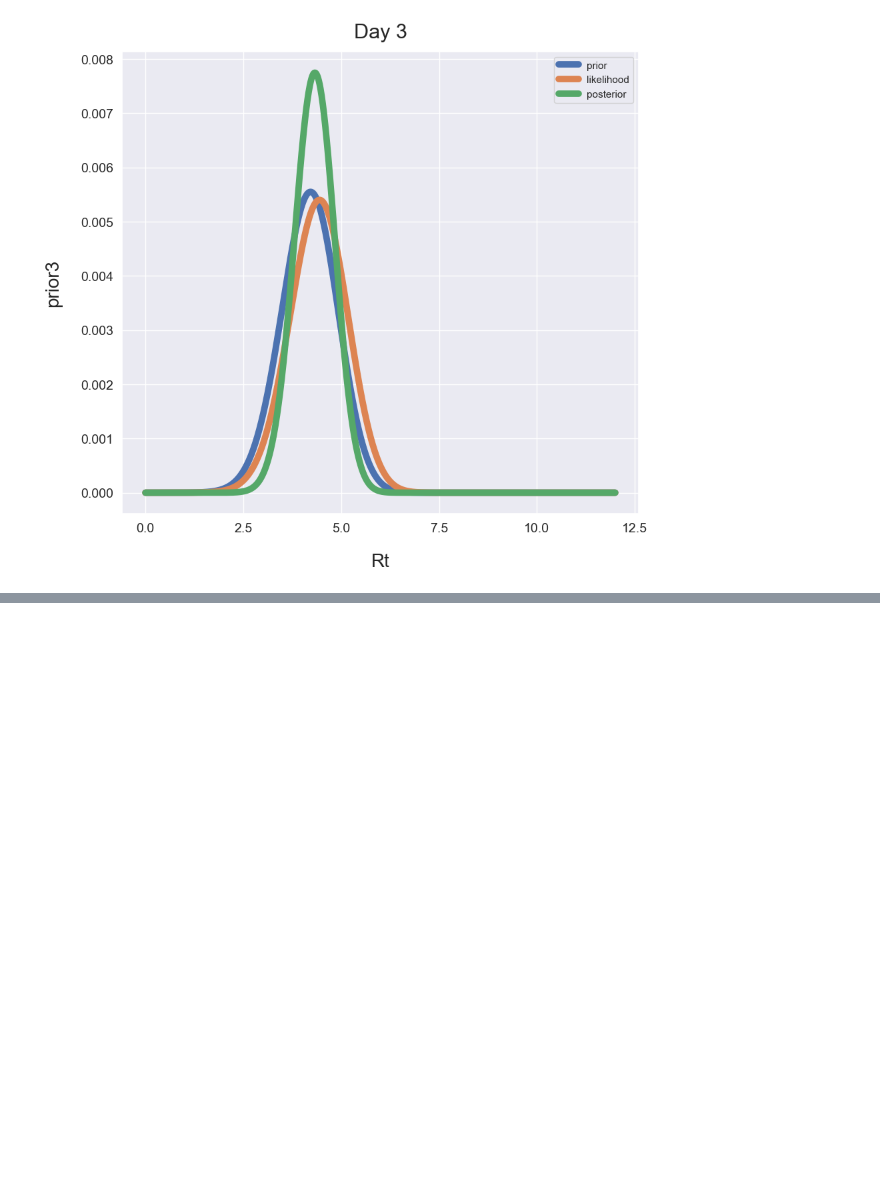
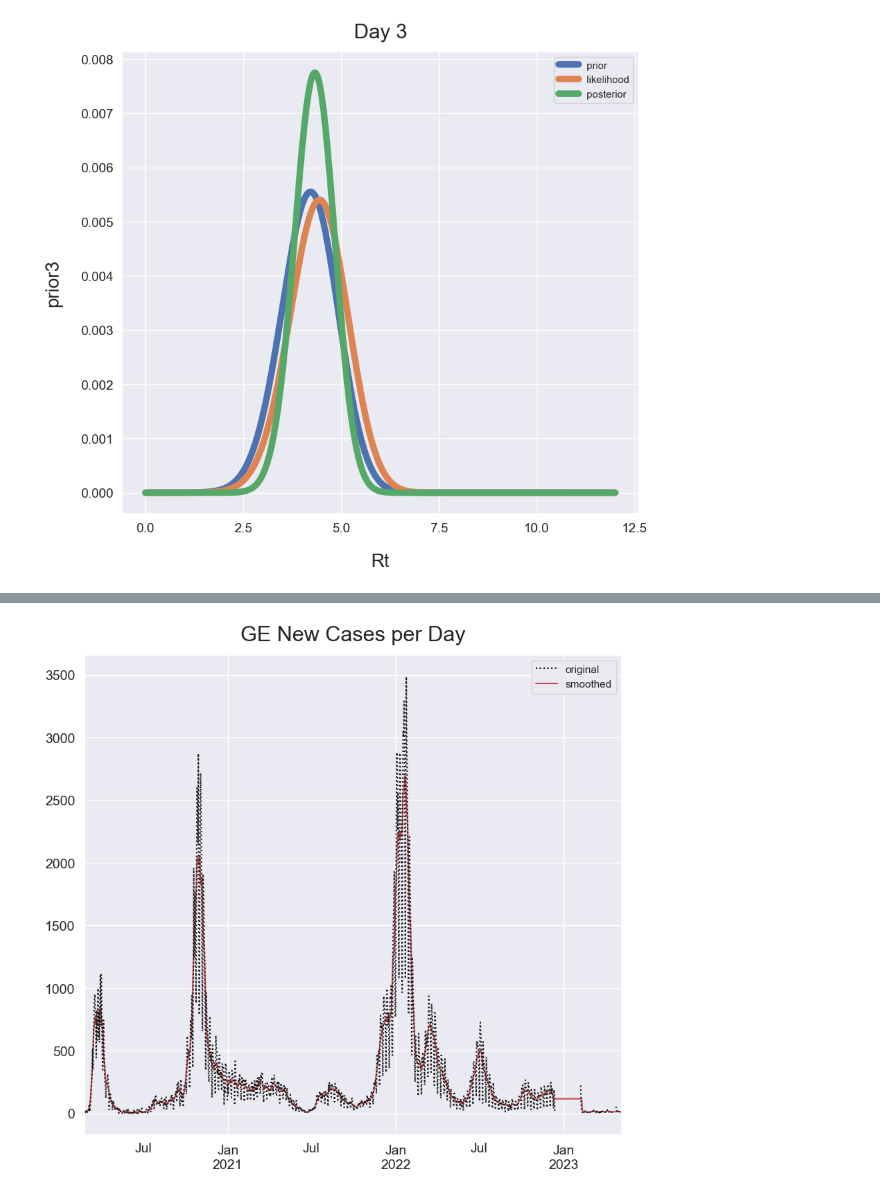
Before and after one commit to mikjf/statistics_and_experimental_design, a Jupyter notebook: covid_Rt_estimation.ipynb, the cells around one changed output, grey strips where cells are left out. Cells and saved outputs as stored; diff of their text form; code cells hidden in the pictures; blank space fills up the shorter version.

```diff
--- a/covid_Rt_estimation.ipynb
+++ b/covid_Rt_estimation.ipynb
@@ -316,0 +326,4 @@ p1.set_xlabel("Rt", fontdict = {'fontsize': 20}, labelpad = 20);
+# %%
+# get date, abbreviation_canton_and_fl, ncumul_conf
+swiss = pd.read_csv(url, usecols = ['date', 'abbreviation_canton_and_fl', 'ncumul_conf'])
+swiss.head()
@@ -316,0 +369,25 @@ p1.set_xlabel("Rt", fontdict = {'fontsize': 20}, labelpad = 20);
+# %%
+# prepare cases -> smoothing data
+def prepare_cases(cases, cutoff):
+    new_cases = np.diff(cases['positive'])
+    smoothed = pd.Series(new_cases).rolling(7, center = True).mean()
+
+    idx_start = smoothed.where(smoothed > cutoff).idxmin() #first index after cutoff
+    smoothed_cutoff = smoothed.iloc[idx_start:len(smoothed)].fillna(method="ffill").values #from idx_start (incl) to end
+
+    original = new_cases[idx_start:len(smoothed)]
+    date = cases['date'].iloc[idx_start:len(smoothed)].values
+    df_prepared = pd.DataFrame(
+        {
+            'smoothed': smoothed_cutoff,
+            'original': original,
+        },
+        index = date
+    )
+
+    return df_prepared
+# %%
+# filter swiss df
+canton_name = 'GE'
+cutoff = 5
+cases = swiss.query('canton == "GE"')
@@ -316,0 +404,3 @@ p1.set_xlabel("Rt", fontdict = {'fontsize': 20}, labelpad = 20);
+# %%
+df_prepared = prepare_cases(cases, cutoff)
+df_prepared.head()
@@ -316,0 +414,10 @@ p1.set_xlabel("Rt", fontdict = {'fontsize': 20}, labelpad = 20);
+# %%
+# plot TI new cases per day
+df_prepared.plot(
+    fontsize = 14,
+    figsize = (10,9),
+    style = ['r-','k:'],
+    legend = 'reverse',
+    ).set_title(f"{canton_name} New Cases per Day", pad = 15, fontdict = {'size':22});
+# %% [output]
+[figure, added]
```
Also changed, not shown: parts of 16 cells of this notebook.
